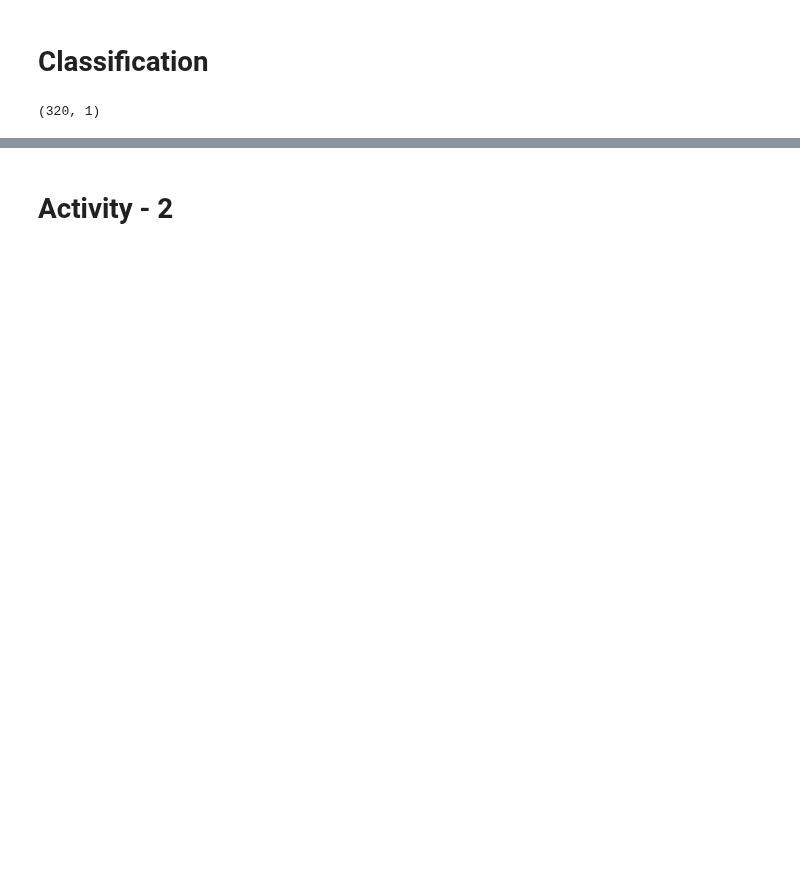
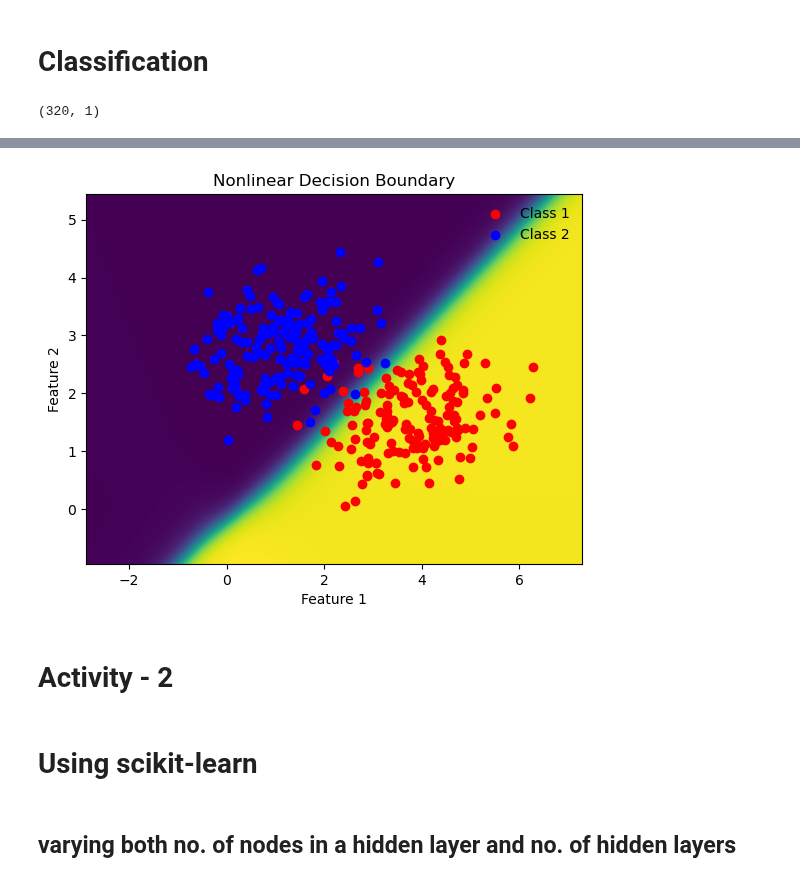
Before and after one commit to labani-01/PHY657, a Jupyter notebook: Module_5/ Module-5.ipynb, the cells around one changed output, grey strips where cells are left out. Drawn from its saved outputs; the diff is of its cells as text; code cells hidden in the pictures; blank space fills up the shorter version.

```diff
--- a/Module_5/ Module-5.ipynb
+++ b/Module_5/ Module-5.ipynb
@@ -314,13 +256,6 @@ print(Y_class_train.reshape(-1, 1).shape)
 (320, 1)
 # %%
 if __name__ == "__main__":
-
-    # Normalize the input data
-    X_train_mean = np.mean(X_train)
-    X_train_std = np.std(X_train)
-    X_train = (X_train - X_train_mean) / X_train_std
-    X_test = (X_test - X_train_mean) / X_train_std
-
 
     # correct sizes = (sample_size, m) here m = 1
     Y_class_train = Y_class_train.reshape(-1, 1)
@@ -335,7 +270,7 @@ if __name__ == "__main__":
     mlp = MLP(input_size, hidden_sizes, output_size)
 
     # Training parameters
-    num_epochs = 300
+    num_epochs = 30000
     learning_rate = 0.01
 
     # Training loop
@@ -350,13 +285,42 @@ if __name__ == "__main__":
 
         # Compute and print loss
         loss = mlp.compute_loss(outputs, Y_class_train.T)  # Use classification loss
-        if (epoch + 1) % 100 == 0:
-            print(f"Epoch {epoch+1} - Loss: {loss}")
+        #if (epoch + 1) % 100 == 0:
+            #print(f"Epoch {epoch+1} - Loss: {loss}")
 
 # Testing
     test_outputs = mlp.forward_classification(X_class_test.T)
     test_loss = mlp.compute_loss(test_outputs, Y_class_test.T)
-    print(f"Test Loss: {test_loss}")
+    #print(f"Test Loss: {test_loss}")
+
+    # Define grid
+    x_min, x_max = X_class[:, 0].min() - 1, X_class[:, 0].max() + 1
+    y_min, y_max = X_class[:, 1].min() - 1, X_class[:, 1].max() + 1
+    xx, yy = np.meshgrid(np.linspace(x_min, x_max, 200),
+                         np.linspace(y_min, y_max, 200))
+
+    # Flatten grid and pass through MLP
+    grid_points = np.c_[xx.ravel(), yy.ravel()]
+    predictions = mlp.forward_classification(grid_points.T).T
+    predictions = predictions.reshape(xx.shape)
+
+    # Convert continuous values to binary predictions (e.g., > 0.5 -> class 1, else class -1)
+    # predictions_binary = (predictions > 0.5).astype(int)
+    # predictions_binary = predictions_binary.reshape(xx.shape)
+
+
+    # Plot decision boundary
+    plt.contourf(xx, yy, predictions, levels=np.linspace(0, 1, 1000))
+
+    # Plot training points for class 1 and class 2
+    plt.scatter(sample1_train[:, 0], sample1_train[:, 1], color='red', label='Class 1')
+    plt.scatter(sample2_train[:, 0], sample2_train[:, 1], color='blue', label='Class 2')
+
+    plt.legend(frameon=False)
+    plt.xlabel("Feature 1")
+    plt.ylabel("Feature 2")
+    plt.title("Nonlinear Decision Boundary")
+    plt.show()
 # %% [output]
 input size 2
 num layers 2
@@ -368,2 +328,7 @@ Test Loss: -0.416651826737655
+[figure, added]
 # %% [markdown]
 # Activity - 2
+# %% [markdown]
+# Using scikit-learn
+# %% [markdown]
+## varying both no. of nodes in a hidden layer and no. of hidden layers
```
Also changed, not shown: parts of 24 cells of this notebook.
